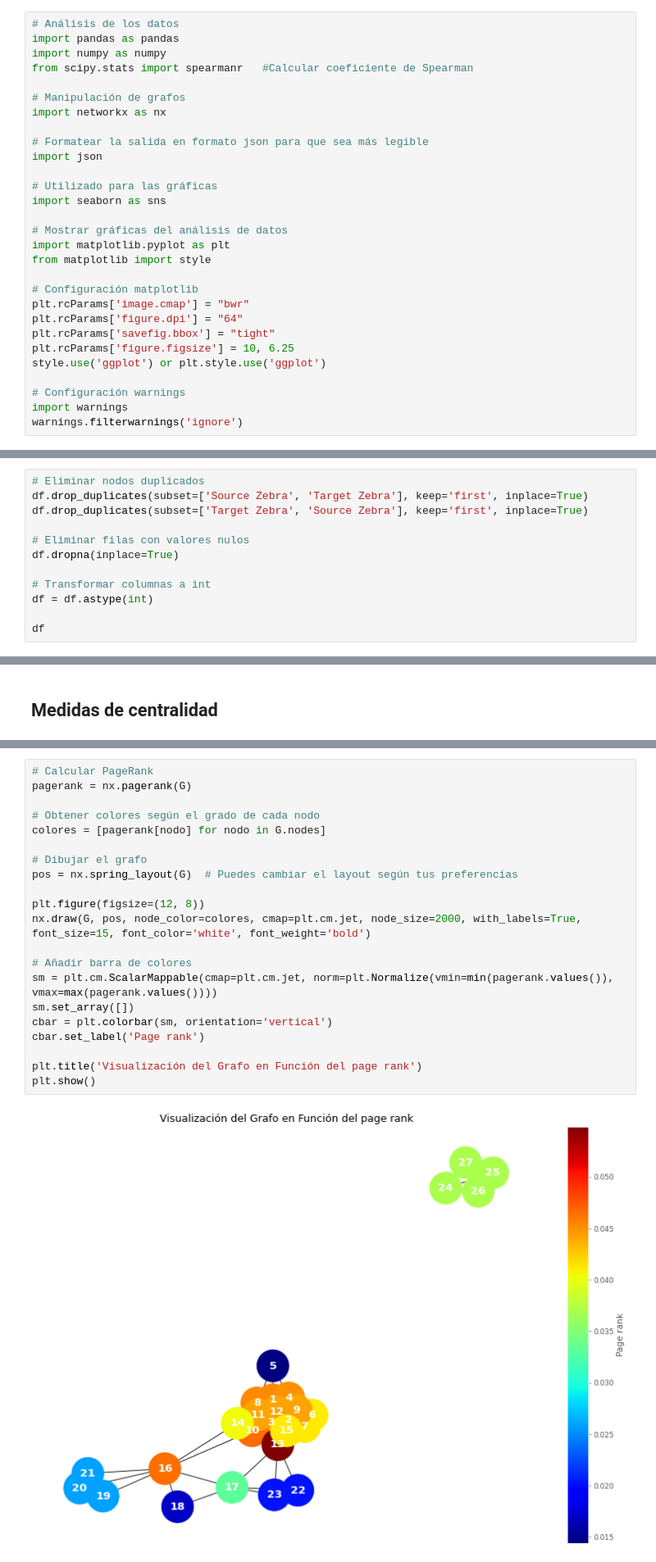
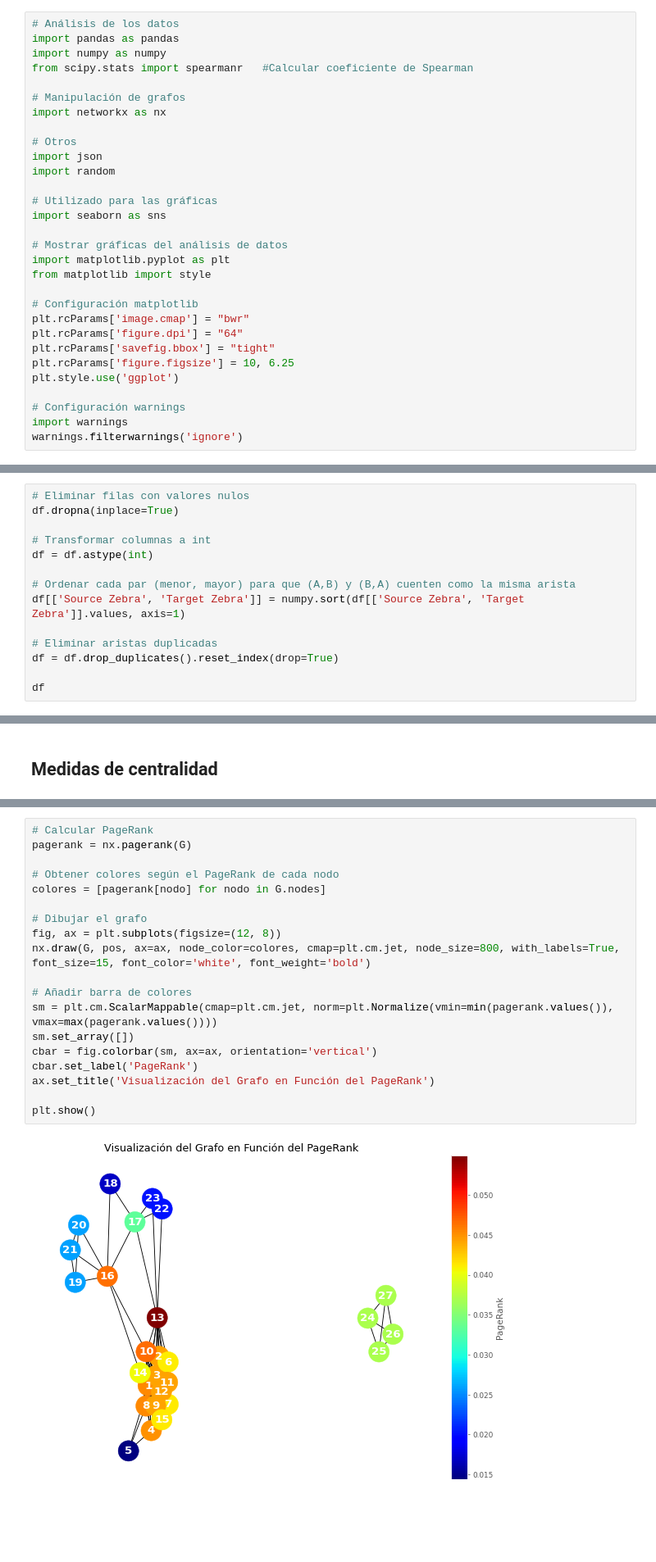
Before and after one commit to KaterinaPenaloza/Analisis-de-redes, a Jupyter notebook: ProyectoRedes.ipynb, the cells around one changed output, grey strips where cells are left out. Shown at 82% size. Cells and saved outputs as stored; diff of their text form; blank space fills up the shorter version.

```diff
--- a/ProyectoRedes.ipynb
+++ b/ProyectoRedes.ipynb
@@ -40,8 +26,9 @@ from scipy.stats import spearmanr   #Calcular coeficiente de Spearman
 # Manipulación de grafos
 import networkx as nx
 
-# Formatear la salida en formato json para que sea más legible
+# Otros
 import json
+import random
 
 # Utilizado para las gráficas
 import seaborn as sns
@@ -55,7 +42,7 @@ plt.rcParams['image.cmap'] = "bwr"
 plt.rcParams['figure.dpi'] = "64"
 plt.rcParams['savefig.bbox'] = "tight"
 plt.rcParams['figure.figsize'] = 10, 6.25
-style.use('ggplot') or plt.style.use('ggplot')
+plt.style.use('ggplot')
 
 # Configuración warnings
 import warnings
@@ -91,15 +78,3 @@ Saving zebra.txt to zebra (2).txt
 ## Limpieza de dataset
 # %% [markdown]
 Este paso es para asegurarnos de que los datos estén óptimos para su procesamiento más adelante, en primer lugar eliminamos los nodos duplicados, luego eliminamos los datos con valores nulos o NaN, y finalmente nos aseguramos de que el tipo de dato sea el correcto (int).
-# %%
-# Eliminar nodos duplicados
-df.drop_duplicates(subset=['Source Zebra', 'Target Zebra'], keep='first', inplace=True)
-df.drop_duplicates(subset=['Target Zebra', 'Source Zebra'], keep='first', inplace=True)
-
-# Eliminar filas con valores nulos
-df.dropna(inplace=True)
-
-# Transformar columnas a int
-df = df.astype(int)
-
-df
@@ -119,0 +81,14 @@ df
+# %%
+# Eliminar filas con valores nulos
+df.dropna(inplace=True)
+
+# Transformar columnas a int
+df = df.astype(int)
+
+# Ordenar cada par (menor, mayor) para que (A,B) y (B,A) cuenten como la misma arista
+df[['Source Zebra', 'Target Zebra']] = numpy.sort(df[['Source Zebra', 'Target Zebra']].values, axis=1)
+
+# Eliminar aristas duplicadas
+df = df.drop_duplicates().reset_index(drop=True)
+
+df
@@ -218,26 +204,24 @@ En otras palabras, la dispersión de influencia es una medida que indica cómo s
 # %%
 # Calcular PageRank
 pagerank = nx.pagerank(G)
 
-# Obtener colores según el grado de cada nodo
+# Obtener colores según el PageRank de cada nodo
 colores = [pagerank[nodo] for nodo in G.nodes]
 
 # Dibujar el grafo
-pos = nx.spring_layout(G)  # Puedes cambiar el layout según tus preferencias
-
-plt.figure(figsize=(12, 8))
-nx.draw(G, pos, node_color=colores, cmap=plt.cm.jet, node_size=2000, with_labels=True, font_size=15, font_color='white', font_weight='bold')
+fig, ax = plt.subplots(figsize=(12, 8))
+nx.draw(G, pos, ax=ax, node_color=colores, cmap=plt.cm.jet, node_size=800, with_labels=True, font_size=15, font_color='white', font_weight='bold')
 
 # Añadir barra de colores
 sm = plt.cm.ScalarMappable(cmap=plt.cm.jet, norm=plt.Normalize(vmin=min(pagerank.values()), vmax=max(pagerank.values())))
 sm.set_array([])
-cbar = plt.colorbar(sm, orientation='vertical')
-cbar.set_label('Page rank')
+cbar = fig.colorbar(sm, ax=ax, orientation='vertical')
+cbar.set_label('PageRank')
+ax.set_title('Visualización del Grafo en Función del PageRank')
 
-plt.title('Visualización del Grafo en Función del page rank')
 plt.show()
 # %% [output]
-[figure, old version]
+[figure, new version]
 # %%
 # Crear un DataFrame para almacenar las medidas
 medidas_df = pandas.DataFrame({
```
Also changed, not shown: parts of 33 cells of this notebook.
